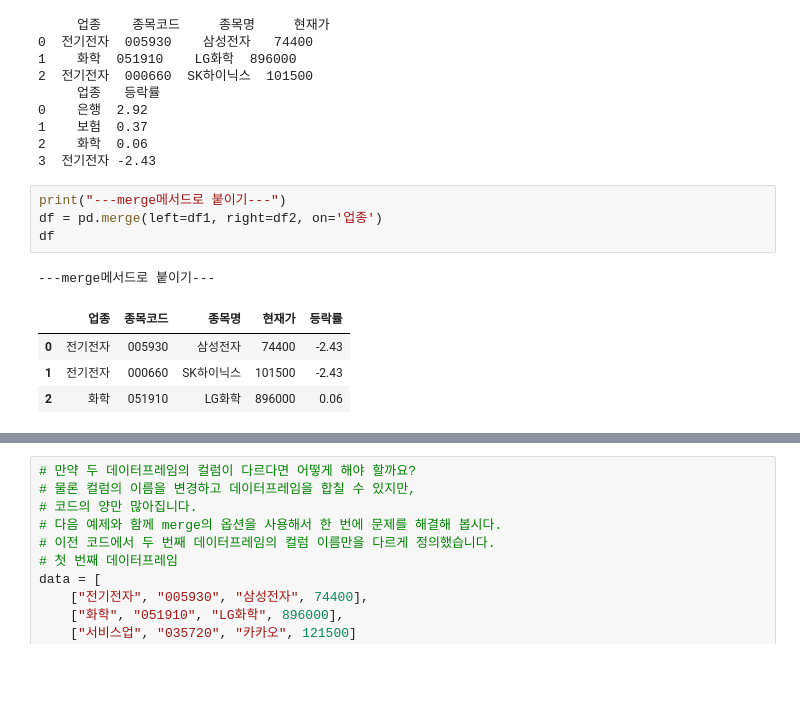
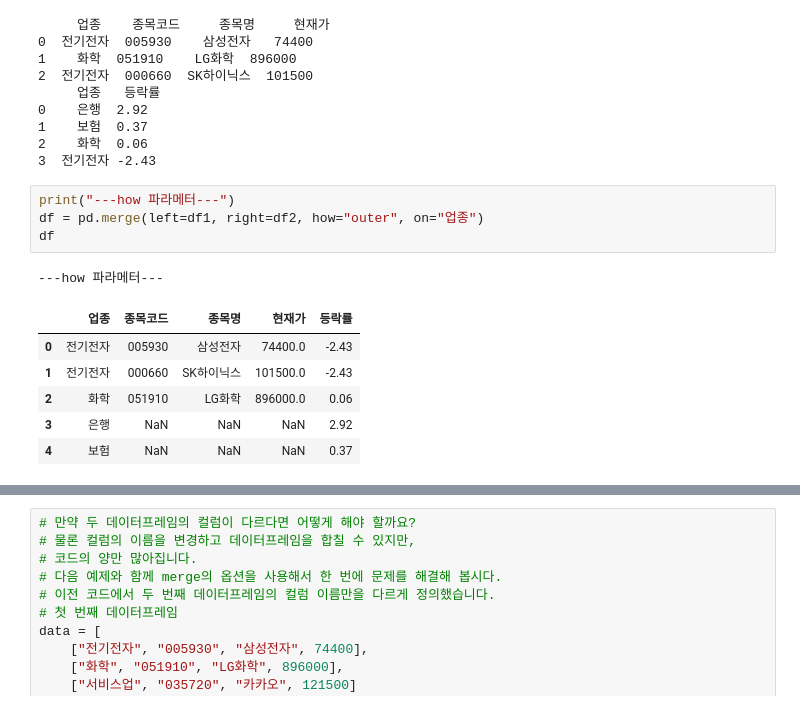
Before and after one commit to ParkJooYoungman/python231023, a Jupyter notebook: Pandas_좌우로위아래데이터가공하기.ipynb, the cells around one changed output, grey strips where cells are left out. Drawn from its saved outputs; the diff is of its cells as text; blank space fills up the shorter version.

```diff
--- a/Pandas_좌우로위아래데이터가공하기.ipynb
+++ b/Pandas_좌우로위아래데이터가공하기.ipynb
@@ -234,15 +234,17 @@ print( df2 )
 2    화학  0.06
 3  전기전자 -2.43
 # %%
-print("---merge메서드로 붙이기---")
-df = pd.merge(left=df1, right=df2, on='업종')
+print("---how 파라메터---")
+df = pd.merge(left=df1, right=df2, how="outer", on="업종")
 df
 # %% [output]
----merge메서드로 붙이기---
+---how 파라메터---
 |  | 업종 | 종목코드 | 종목명 | 현재가 | 등락률 |
-| 0 | 전기전자 | 005930 | 삼성전자 | 74400 | -2.43 |
-| 1 | 전기전자 | 000660 | SK하이닉스 | 101500 | -2.43 |
-| 2 | 화학 | 051910 | LG화학 | 896000 | 0.06 |
+| 0 | 전기전자 | 005930 | 삼성전자 | 74400.0 | -2.43 |
+| 1 | 전기전자 | 000660 | SK하이닉스 | 101500.0 | -2.43 |
+| 2 | 화학 | 051910 | LG화학 | 896000.0 | 0.06 |
+| 3 | 은행 | NaN | NaN | NaN | 2.92 |
+| 4 | 보험 | NaN | NaN | NaN | 0.37 |
 # %%
 # how 파라미터를 사용해서 합치는 방법을 지정할 수 있습니다.
 # 'inner' 모드를 사용하면 df1과 df2의 교집합,
```
Also changed, not shown: parts of 6 cells of this notebook.
